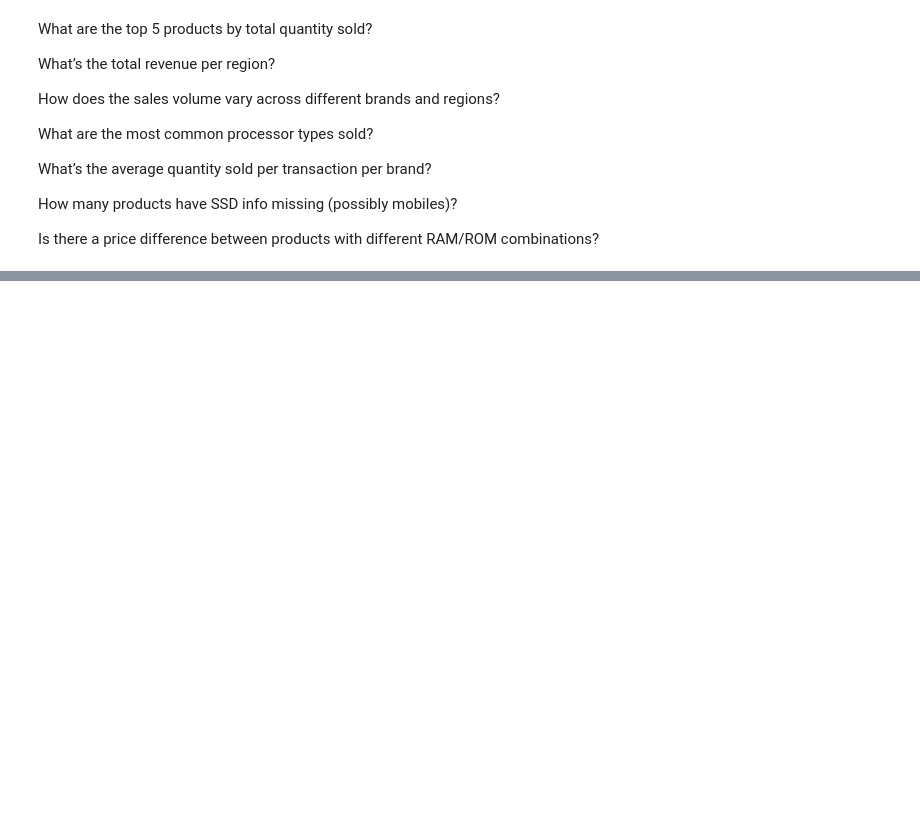
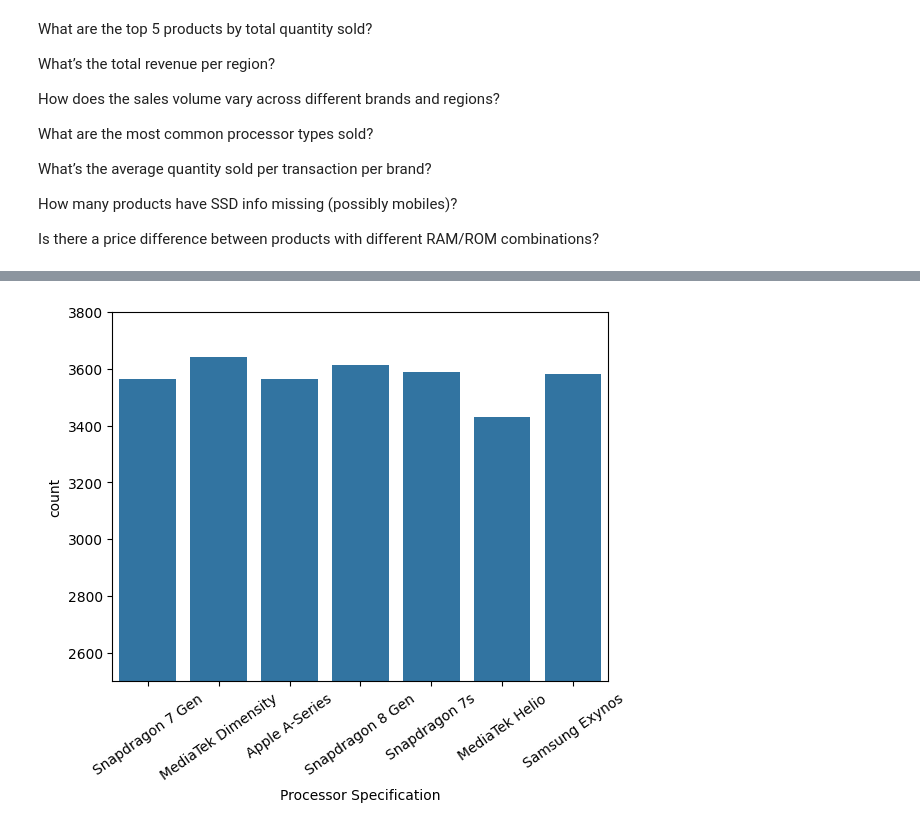
Before and after one commit to Samarthcreator/Data-Analytic-Project, a Jupyter notebook: Mobile_sales_Analysis.ipynb, the cells around one changed output, grey strips where cells are left out. Saved outputs shown, nothing was run; the diff lists cells and outputs as text; code cells hidden in the pictures; blank space fills up the shorter version.

```diff
--- a/Mobile_sales_Analysis.ipynb
+++ b/Mobile_sales_Analysis.ipynb
@@ -267,0 +300,7 @@ Is there a price difference between products with different RAM/ROM combinations
+# %%
+sns.countplot(x=df[df["Product"]=="Mobile Phone"]["Processor Specification"])
+plt.xticks(rotation=35)
+plt.ylim(2500,3800)
+plt.show()
+# %% [output]
+[figure, added]
```
Also changed, not shown: parts of 12 cells of this notebook.
